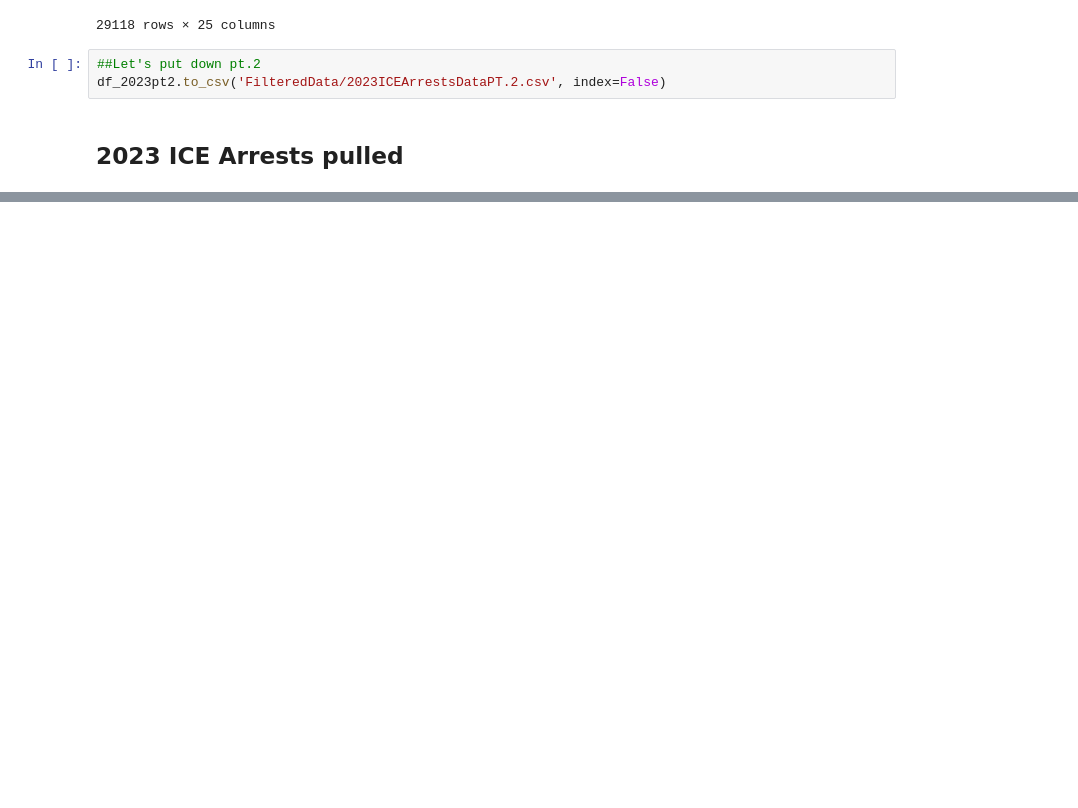
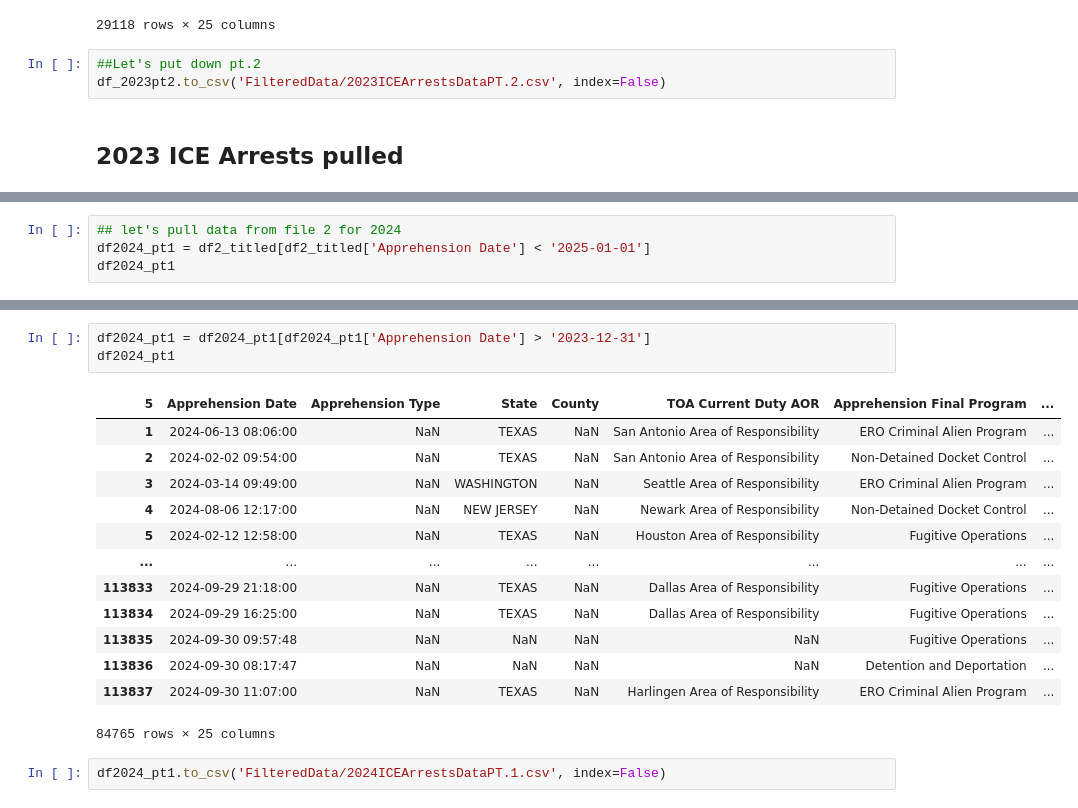
Before and after one commit to sajinashresthacoding/CLEANED-ICEarrests-Albany, a Jupyter notebook: All years ICE Arrests pull.ipynb, the cells around one changed output, grey strips where cells are left out. Saved outputs shown, nothing was run; the diff lists cells and outputs as text; blank space fills up the shorter version.

```diff
--- a/2022 and 2023 ICE Arrests pull.ipynb
+++ b/All years ICE Arrests pull.ipynb
@@ -266,0 +269,4 @@ df_2023pt2.to_csv('FilteredData/2023ICEArrestsDataPT.2.csv', index=False)
+# %%
+## let's pull data from file 2 for 2024
+df2024_pt1 = df2_titled[df2_titled['Apprehension Date'] < '2025-01-01']
+df2024_pt1
@@ -266,0 +287,19 @@ df_2023pt2.to_csv('FilteredData/2023ICEArrestsDataPT.2.csv', index=False)
+# %%
+df2024_pt1 = df2024_pt1[df2024_pt1['Apprehension Date'] > '2023-12-31']
+df2024_pt1
+# %% [output]
+| 5 | Apprehension Date | Apprehension Type | State | County | TOA Current Duty AOR | Apprehension Final Program | ... |
+| 1 | 2024-06-13 08:06:00 | NaN | TEXAS | NaN | San Antonio Area of Responsibility | ERO Criminal Alien Program | ... |
+| 2 | 2024-02-02 09:54:00 | NaN | TEXAS | NaN | San Antonio Area of Responsibility | Non-Detained Docket Control | ... |
+| 3 | 2024-03-14 09:49:00 | NaN | WASHINGTON | NaN | Seattle Area of Responsibility | ERO Criminal Alien Program | ... |
+| 4 | 2024-08-06 12:17:00 | NaN | NEW JERSEY | NaN | Newark Area of Responsibility | Non-Detained Docket Control | ... |
+| 5 | 2024-02-12 12:58:00 | NaN | TEXAS | NaN | Houston Area of Responsibility | Fugitive Operations | ... |
+| ... | ... | ... | ... | ... | ... | ... | ... |
+| 113833 | 2024-09-29 21:18:00 | NaN | TEXAS | NaN | Dallas Area of Responsibility | Fugitive Operations | ... |
+| 113834 | 2024-09-29 16:25:00 | NaN | TEXAS | NaN | Dallas Area of Responsibility | Fugitive Operations | ... |
+| 113835 | 2024-09-30 09:57:48 | NaN | NaN | NaN | NaN | Fugitive Operations | ... |
+| 113836 | 2024-09-30 08:17:47 | NaN | NaN | NaN | NaN | Detention and Deportation | ... |
+| 113837 | 2024-09-30 11:07:00 | NaN | TEXAS | NaN | Harlingen Area of Responsibility | ERO Criminal Alien Program | ... |
+84765 rows × 25 columns
+# %%
+df2024_pt1.to_csv('FilteredData/2024ICEArrestsDataPT.1.csv', index=False)
```
Also changed, not shown: parts of 15 cells of this notebook.
